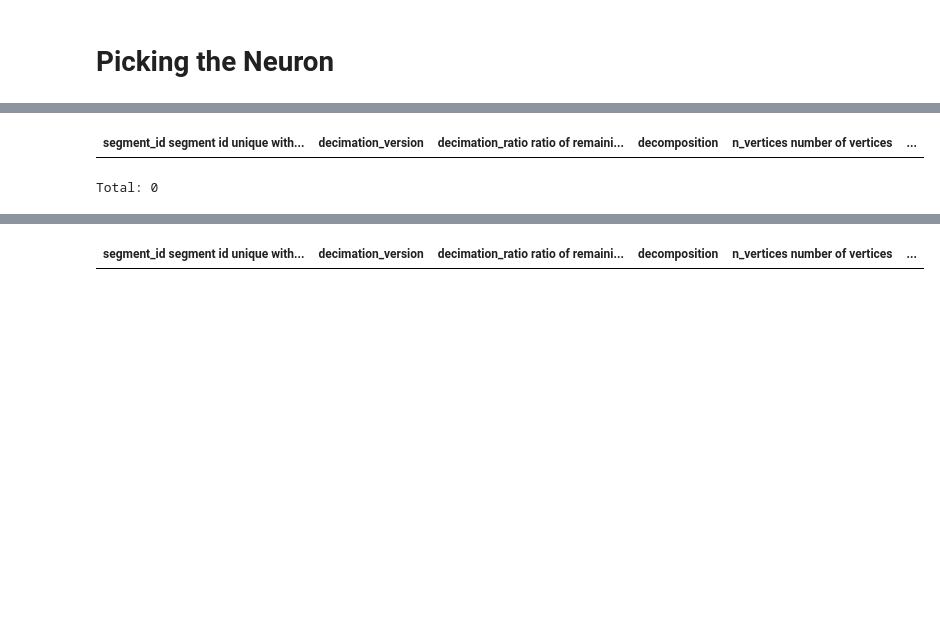
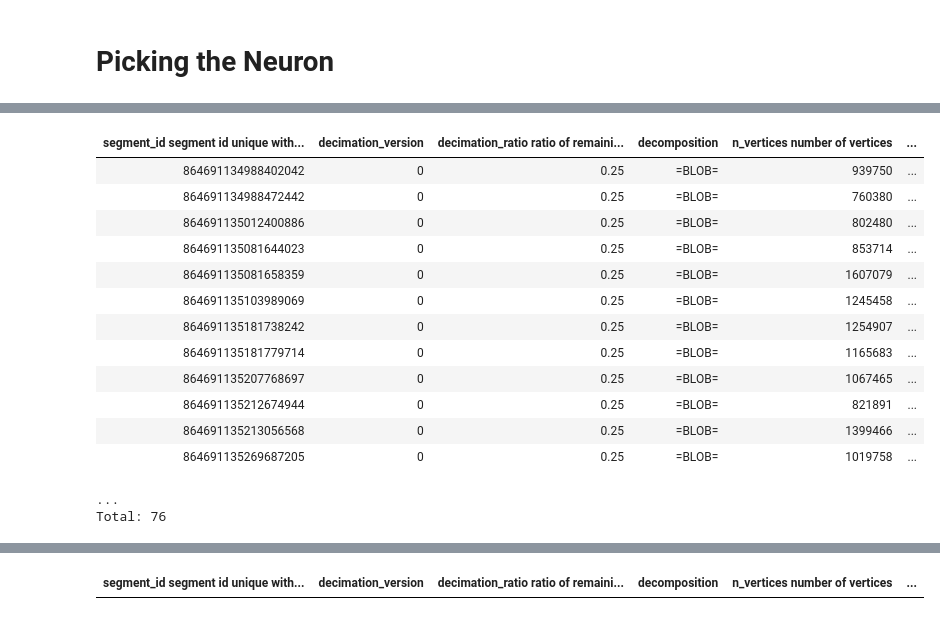
Before and after one commit to celiibrendan/neuron_mesh_tools, a Jupyter notebook: Auto_Proofreading/Limb_Neuron_Splitting/Neuron_Splitting_vp3_Other_Neuron_Testing.ipynb, the cells around one changed output, grey strips where cells are left out. Cells and saved outputs as stored; diff of their text form; code cells hidden in the pictures; blank space fills up the shorter version.

```diff
--- a/Auto_Proofreading/Limb_Neuron_Splitting/Neuron_Splitting_vp3_Other_Neuron_Testing.ipynb
+++ b/Auto_Proofreading/Limb_Neuron_Splitting/Neuron_Splitting_vp3_Other_Neuron_Testing.ipynb
@@ -49,8 +48,21 @@ INFO - 2020-12-28 03:40:29,402 - settings - Setting enable_python_native_blobs t
 # %%
-minnie.DecompositionMultiSoma()# & "n_limbs>7"
+minnie.Decomposition()# & "n_limbs>7"
 # %% [output]
 | segment_id segment id unique with... | decimation_version | decimation_ratio ratio of remaini... | decomposition | n_vertices number of vertices | ... |
+| 864691134988402042 | 0 | 0.25 | =BLOB= | 939750 | ... |
+| 864691134988472442 | 0 | 0.25 | =BLOB= | 760380 | ... |
+| 864691135012400886 | 0 | 0.25 | =BLOB= | 802480 | ... |
+| 864691135081644023 | 0 | 0.25 | =BLOB= | 853714 | ... |
+| 864691135081658359 | 0 | 0.25 | =BLOB= | 1607079 | ... |
+| 864691135103989069 | 0 | 0.25 | =BLOB= | 1245458 | ... |
+| 864691135181738242 | 0 | 0.25 | =BLOB= | 1254907 | ... |
+| 864691135181779714 | 0 | 0.25 | =BLOB= | 1165683 | ... |
+| 864691135207768697 | 0 | 0.25 | =BLOB= | 1067465 | ... |
+| 864691135212674944 | 0 | 0.25 | =BLOB= | 821891 | ... |
+| 864691135213056568 | 0 | 0.25 | =BLOB= | 1399466 | ... |
+| 864691135269687205 | 0 | 0.25 | =BLOB= | 1019758 | ... |
-Total: 0
+...
+Total: 76
 # %%
 (curr_table & "error_message='ValueError: need at least one array to concatenate'").fetch('key')
 # %% [output]
```
Also changed, not shown: parts of 4 cells of this notebook, 4 other files.
